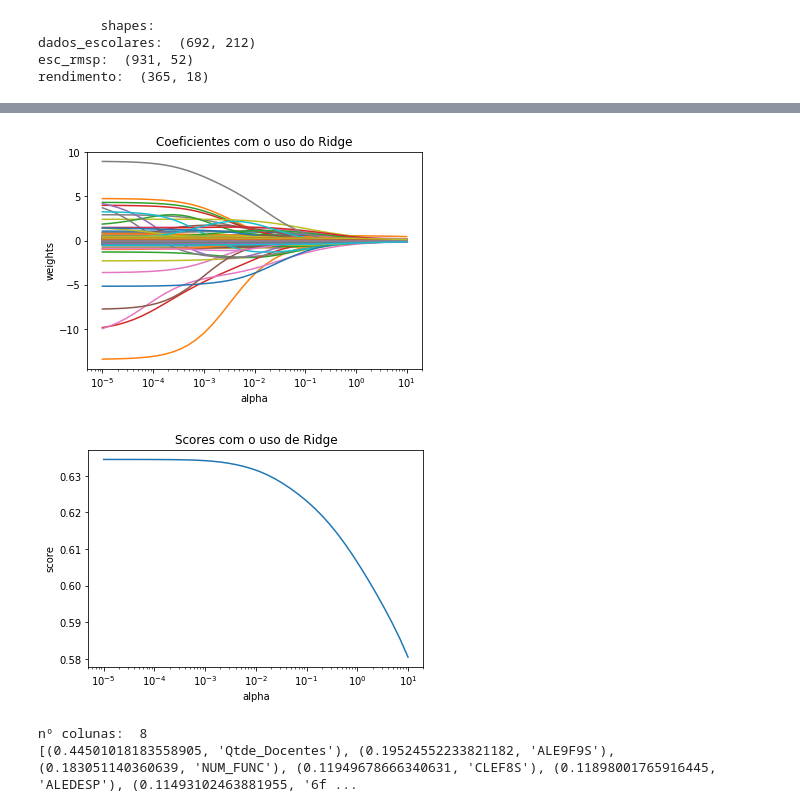
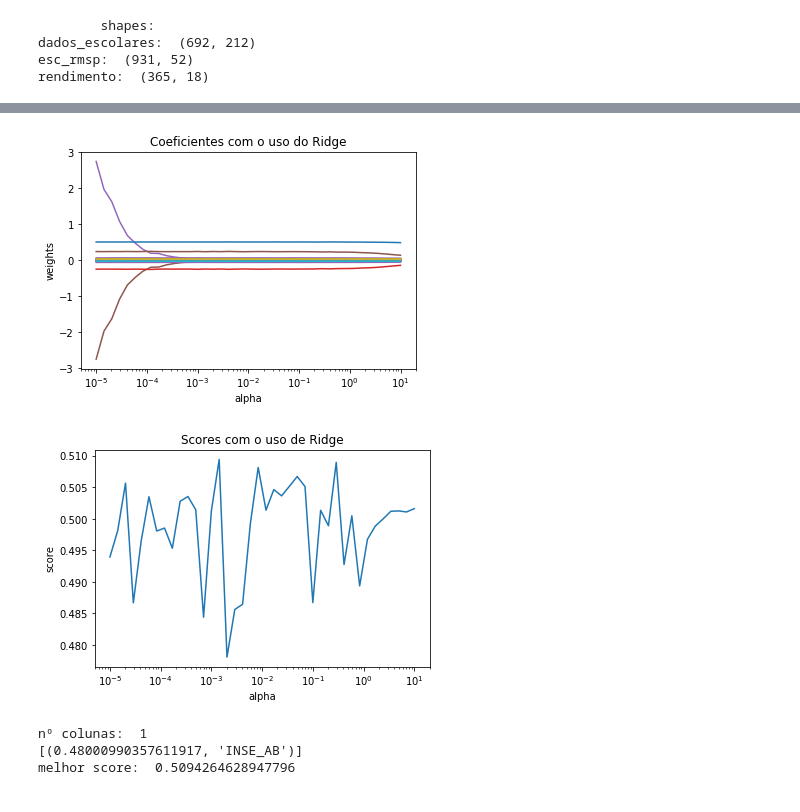
Before and after one commit to GiovaniValdrighi/DataScience_IC, a Jupyter notebook: Contest/ridge_lasso.ipynb, the cells around one changed output, grey strips where cells are left out. Cells and saved outputs as stored; diff of their text form; code cells hidden in the pictures.

```diff
--- a/Contest/ridge_lasso.ipynb
+++ b/Contest/ridge_lasso.ipynb
@@ -70 +138,9 @@ alphas = np.logspace(-5, 1, n_alphas)
+# %%
+ridge_aplicada(esc_rmsp, alphas)
+# %% [output]
+[figure, added]
+[figure, added]
+nº colunas:  1
+[(0.48000990357611917, 'INSE_AB')]
+melhor score:  0.5094264628947796
 # %%
@@ -107,10 +190,3 @@ def ridge_aplicada(data, target, alphas):
     features_values = [(a,b) for (a,b) in features_values if a > 0.1]
     print('nº colunas: ', len(features_values))
     print(features_values)
-# %%
-ridge_aplicada(data, target, alphas)
-# %% [output]
-[figure, removed]
-[figure, removed]
-nº colunas:  8
-[(0.44501018183558905, 'Qtde_Docentes'), (0.19524552233821182, 'ALE9F9S'), (0.183051140360639, 'NUM_FUNC'), (0.11949678666340631, 'CLEF8S'), (0.11898001765916445, 'ALEDESP'), (0.11493102463881955, '6f ...
```
Also changed, not shown: parts of 11 cells of this notebook.
